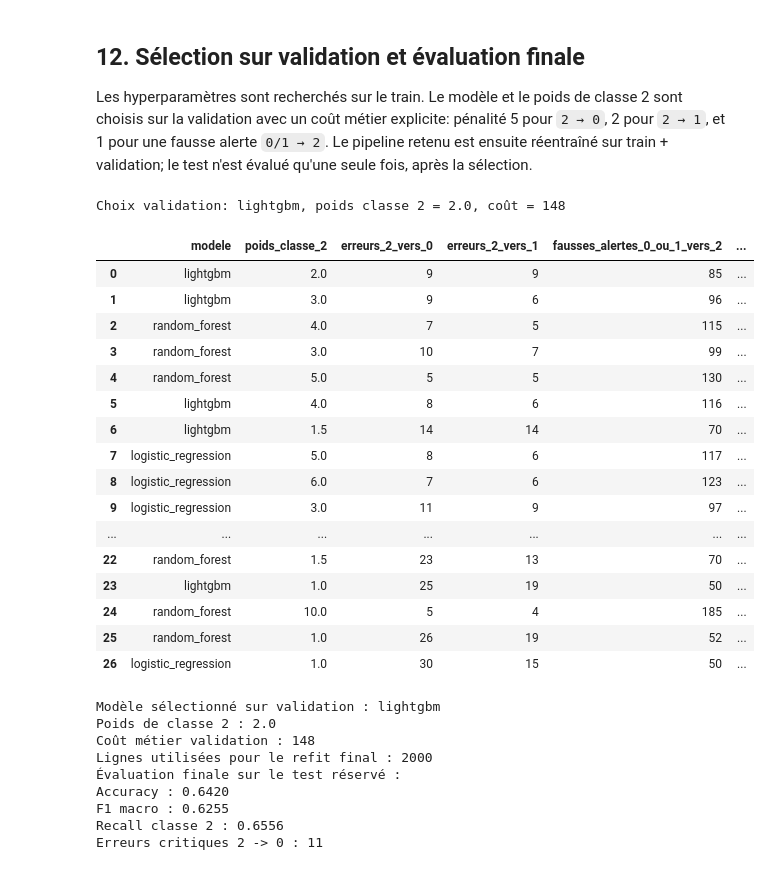
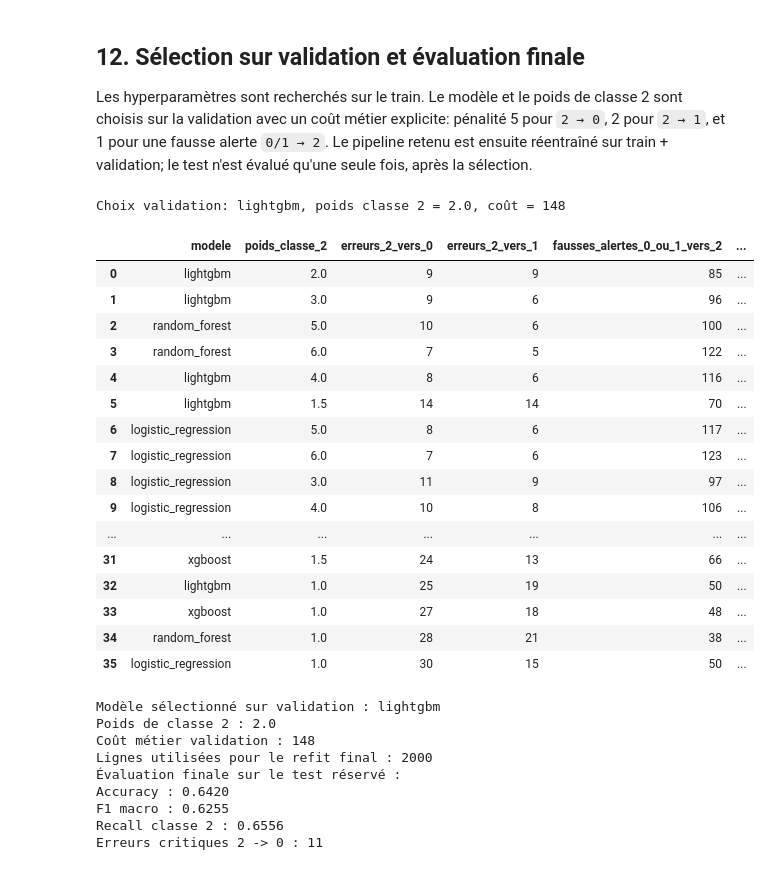
Before and after one commit to ChristelleConstancias/ProjetClassementDemandeurEmploi, a Jupyter notebook: notebooks/Classement_demandeur.ipynb, the cells around one changed output. Drawn from its saved outputs; the diff is of its cells as text; code cells hidden in the pictures.

```diff
--- a/notebooks/Classement_demandeur.ipynb
+++ b/notebooks/Classement_demandeur.ipynb
@@ -1161,7 +1161,7 @@ def build_pipeline(scenario_name: str, model_name: str):
         )
     elif model_name == "lightgbm":
         model = LGBMClassifier(
-            n_estimators=250,
+            n_estimators=200,
             learning_rate=0.05,
             max_depth=6,
             random_state=SEED,
@@ -1169,7 +1169,7 @@ def build_pipeline(scenario_name: str, model_name: str):
         )
     elif model_name == "xgboost":
         model = XGBClassifier(
-            n_estimators=250,
+            n_estimators=200,
             max_depth=6,
             learning_rate=0.1,
             objective="multi:softprob",
@@ -1186,10 +1186,10 @@ validation_comparison = []
 for scenario_name in scenario_definitions:
     for model_name in ["logistic_regression", "random_forest", "lightgbm", "xgboost"]:
         pipe = build_pipeline(scenario_name, model_name)
-        X_train_s, X_validation_s, _, _, _, y_validation_s = build_scenario_split(
+        X_train_s, X_validation_s, _, y_train_s, y_validation_s, _ = build_scenario_split(
             scenario_definitions[scenario_name]["features"]
         )
-        pipe.fit(X_train_s, y.loc[indices_train])
+        pipe.fit(X_train_s, y_train_s)
         pred_validation = pipe.predict(X_validation_s)
         matrix = confusion_matrix(y_validation_s, pred_validation, labels=[0, 1, 2])
         validation_comparison.append({
@@ -1284,17 +1284,19 @@ for model_name, pipeline_model in base_models.items():
         ),
         "erreurs_2_vers_0_validation": int(matrix[2, 0]),
         "erreurs_2_vers_1_validation": int(matrix[2, 1]),
+        "fausses_alertes_0_ou_1_vers_2": int(matrix[0, 2] + matrix[1, 2]),
     })
 
 results_base_df = pd.DataFrame(results_base)
 results_base_df["cout_metier_validation"] = (
     5 * results_base_df["erreurs_2_vers_0_validation"]
-    + results_base_df["erreurs_2_vers_1_validation"]
+    + 2 * results_base_df["erreurs_2_vers_1_validation"]
+    + results_base_df["fausses_alertes_0_ou_1_vers_2"]
 )
 display(
     results_base_df.sort_values(
-        ["cout_metier_validation", "recall_classe_2_validation", "f1_macro_validation"],
-        ascending=[True, False, False],
+        ["cout_metier_validation", "erreurs_2_vers_0_validation", "recall_classe_2_validation", "f1_macro_validation"],
+        ascending=[True, True, False, False],
     )
 )
 # %% [output]
@@ -1601,12 +1633,21 @@ facteurs_poids_classe_2 = [1.0, 1.5, 2.0, 3.0, 4.0, 5.0, 6.0, 8.0, 10.0]
 candidats_pondere = {}
 resultats_ponderation = []
 
-for modele in ["logistic_regression", "random_forest", "lightgbm"]:
+for modele in ["logistic_regression", "random_forest", "lightgbm", "xgboost"]:
     for facteur in facteurs_poids_classe_2:
-        poids_classes = {0: 1.0, 1: 1.0, 2: facteur}
         candidat = clone(best_models[modele].best_estimator_)
-        candidat.set_params(model__class_weight=poids_classes)
-        candidat.fit(X_train_s, y_train_s)
+        if modele == "xgboost":
+            poids_observations = np.where(y_train_s.to_numpy() == 2, facteur, 1.0)
+            candidat.fit(
+                X_train_s,
+                y_train_s,
+                model__sample_weight=poids_observations,
+            )
+        else:
+            poids_classes = {0: 1.0, 1: 1.0, 2: facteur}
+            candidat.set_params(model__class_weight=poids_classes)
+            candidat.fit(X_train_s, y_train_s)
+
         prediction_validation = candidat.predict(X_validation_s)
         matrice = confusion_matrix(
             y_validation_s,
@@ -1646,47 +1687,47 @@ for modele in ["logistic_regression", "random_forest", "lightgbm"]:
         })
         candidats_pondere[(modele, facteur)] = candidat
 
 selection_df = pd.DataFrame(resultats_ponderation).sort_values(
     [
         "cout_metier_validation",
         "erreurs_2_vers_0",
         "recall_classe_2",
         "f1_macro",
     ],
     ascending=[True, True, False, False],
 ).reset_index(drop=True)
 
 meilleur_candidat = selection_df.iloc[0]
 best_model_name = str(meilleur_candidat["modele"])
 class2_weight_factor = float(meilleur_candidat["poids_classe_2"])
 best_pipeline = candidats_pondere[(best_model_name, class2_weight_factor)]
 best_search = best_models[best_model_name]
 
 print(
     f"Choix validation: {best_model_name}, poids classe 2 = "
     f"{class2_weight_factor:.1f}, coût = "
     f"{int(meilleur_candidat['cout_metier_validation'])}"
 )
 display(selection_df.round(4))
 # %% [output]
 Choix validation: lightgbm, poids classe 2 = 2.0, coût = 148
 |  | modele | poids_classe_2 | erreurs_2_vers_0 | erreurs_2_vers_1 | fausses_alertes_0_ou_1_vers_2 | ... |
 | 0 | lightgbm | 2.0 | 9 | 9 | 85 | ... |
 | 1 | lightgbm | 3.0 | 9 | 6 | 96 | ... |
-| 2 | random_forest | 4.0 | 7 | 5 | 115 | ... |
-| 3 | random_forest | 3.0 | 10 | 7 | 99 | ... |
-| 4 | random_forest | 5.0 | 5 | 5 | 130 | ... |
-| 5 | lightgbm | 4.0 | 8 | 6 | 116 | ... |
-| 6 | lightgbm | 1.5 | 14 | 14 | 70 | ... |
-| 7 | logistic_regression | 5.0 | 8 | 6 | 117 | ... |
-| 8 | logistic_regression | 6.0 | 7 | 6 | 123 | ... |
-| 9 | logistic_regression | 3.0 | 11 | 9 | 97 | ... |
+| 2 | random_forest | 5.0 | 10 | 6 | 100 | ... |
+| 3 | random_forest | 6.0 | 7 | 5 | 122 | ... |
+| 4 | lightgbm | 4.0 | 8 | 6 | 116 | ... |
+| 5 | lightgbm | 1.5 | 14 | 14 | 70 | ... |
+| 6 | logistic_regression | 5.0 | 8 | 6 | 117 | ... |
+| 7 | logistic_regression | 6.0 | 7 | 6 | 123 | ... |
+| 8 | logistic_regression | 3.0 | 11 | 9 | 97 | ... |
+| 9 | logistic_regression | 4.0 | 10 | 8 | 106 | ... |
 | ... | ... | ... | ... | ... | ... | ... |
-| 22 | random_forest | 1.5 | 23 | 13 | 70 | ... |
-| 23 | lightgbm | 1.0 | 25 | 19 | 50 | ... |
-| 24 | random_forest | 10.0 | 5 | 4 | 185 | ... |
-| 25 | random_forest | 1.0 | 26 | 19 | 52 | ... |
-| 26 | logistic_regression | 1.0 | 30 | 15 | 50 | ... |
+| 31 | xgboost | 1.5 | 24 | 13 | 66 | ... |
+| 32 | lightgbm | 1.0 | 25 | 19 | 50 | ... |
+| 33 | xgboost | 1.0 | 27 | 18 | 48 | ... |
+| 34 | random_forest | 1.0 | 28 | 21 | 38 | ... |
+| 35 | logistic_regression | 1.0 | 30 | 15 | 50 | ... |
 # %%
 X_train_s, X_validation_s, X_test_s, y_train_s, y_validation_s, y_test_s = (
     build_scenario_split(scenario_definitions[scenario_retenu_name]["features"])
```
Also changed, not shown: parts of 9 cells of this notebook, 5 other files.
